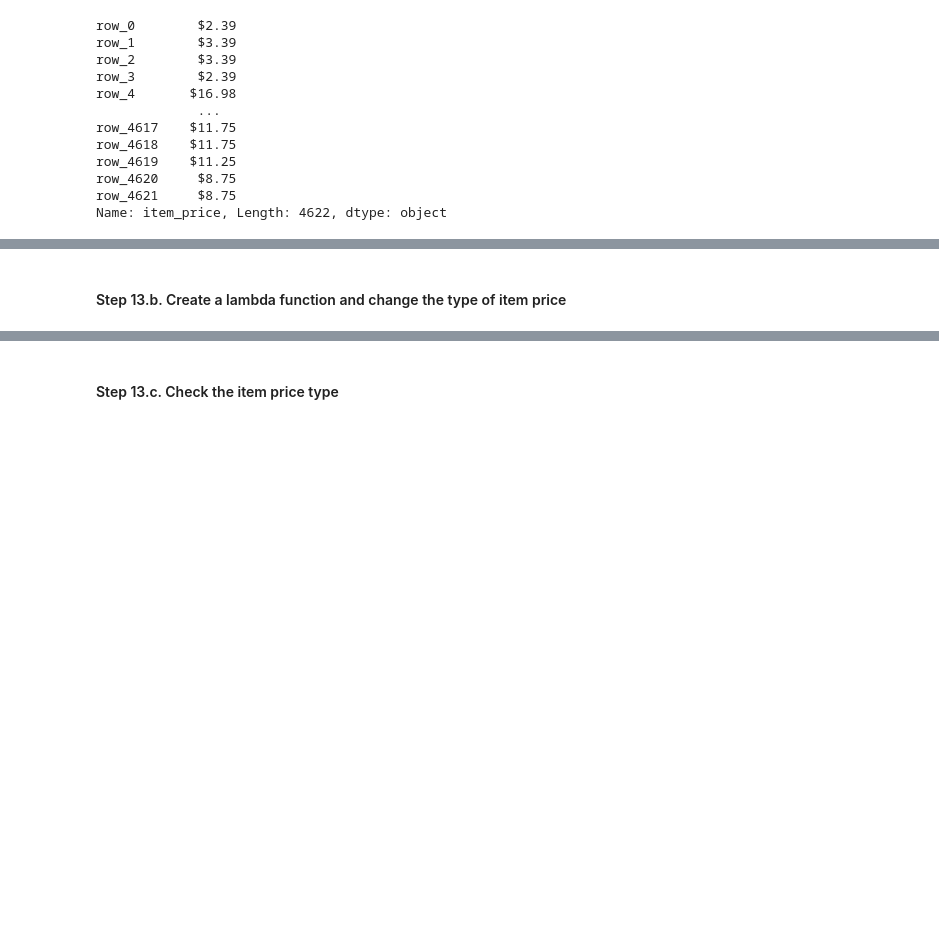
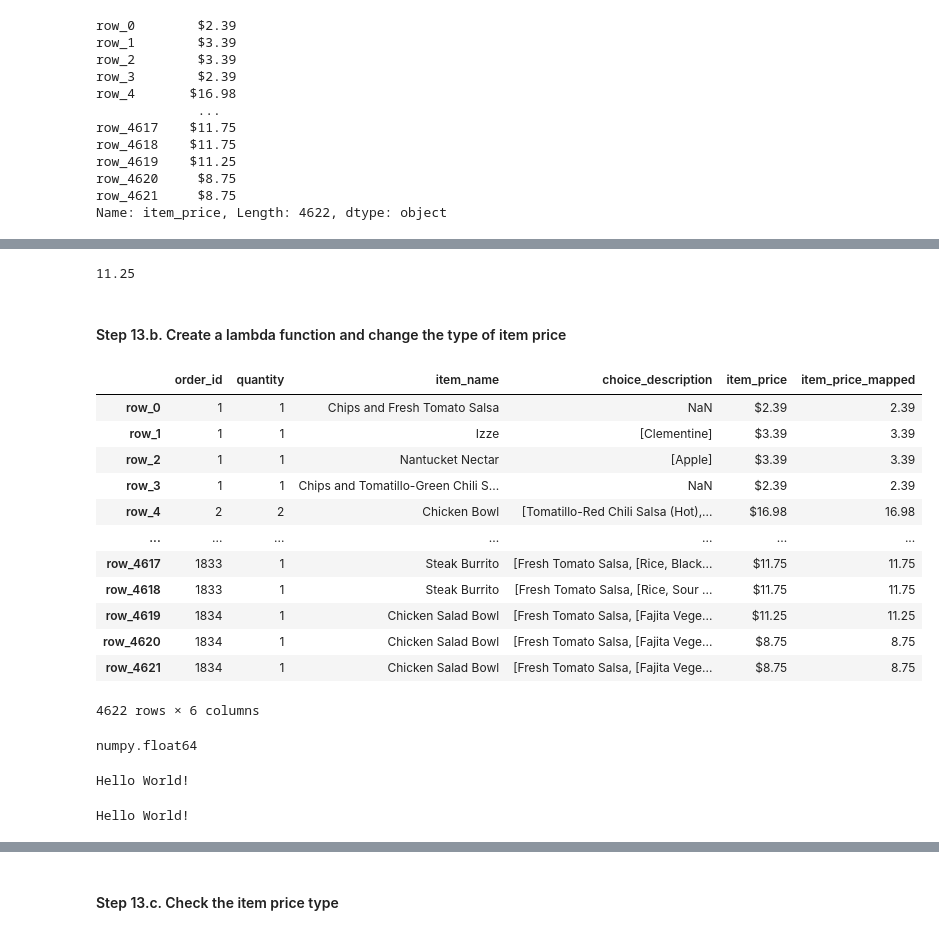
Before and after one commit to abelle4577/pandas_exercises, a Jupyter notebook: 01_Getting_&_Knowing_Your_Data/Chipotle/Exercises.ipynb, the cells around one changed output, grey strips where cells are left out. Cells and saved outputs as stored; diff of their text form; code cells hidden in the pictures; blank space fills up the shorter version.

Commit message:
Fixed Chipotle

```diff
--- a/01_Getting_&_Knowing_Your_Data/Chipotle/Exercises.ipynb
+++ b/01_Getting_&_Knowing_Your_Data/Chipotle/Exercises.ipynb
@@ -238,4 +256,30 @@ Name: item_price, Length: 4622, dtype: object
+# %%
+f = lambda price_val: float(price_val[1:-1])
+# %%
+f(price.loc['row_4619'])
+# %% [output]
+11.25
 # %% [markdown]
 #### Step 13.b. Create a lambda function and change the type of item price
-# %%
-chipo.item_price = price.str.slice(1).astype(float)
+# %%
+chipo['item_price_mapped'] = chipo.item_price.map(f)
+# %%
+chipo
+# %% [output]
+|  | order_id | quantity | item_name | choice_description | item_price | item_price_mapped |
+| row_0 | 1 | 1 | Chips and Fresh Tomato Salsa | NaN | $2.39 | 2.39 |
+| row_1 | 1 | 1 | Izze | [Clementine] | $3.39 | 3.39 |
+| row_2 | 1 | 1 | Nantucket Nectar | [Apple] | $3.39 | 3.39 |
+| row_3 | 1 | 1 | Chips and Tomatillo-Green Chili S... | NaN | $2.39 | 2.39 |
+| row_4 | 2 | 2 | Chicken Bowl | [Tomatillo-Red Chili Salsa (Hot),... | $16.98 | 16.98 |
+| ... | ... | ... | ... | ... | ... | ... |
+| row_4617 | 1833 | 1 | Steak Burrito | [Fresh Tomato Salsa, [Rice, Black... | $11.75 | 11.75 |
+| row_4618 | 1833 | 1 | Steak Burrito | [Fresh Tomato Salsa, [Rice, Sour ... | $11.75 | 11.75 |
+| row_4619 | 1834 | 1 | Chicken Salad Bowl | [Fresh Tomato Salsa, [Fajita Vege... | $11.25 | 11.25 |
+| row_4620 | 1834 | 1 | Chicken Salad Bowl | [Fresh Tomato Salsa, [Fajita Vege... | $8.75 | 8.75 |
+| row_4621 | 1834 | 1 | Chicken Salad Bowl | [Fresh Tomato Salsa, [Fajita Vege... | $8.75 | 8.75 |
+4622 rows × 6 columns
+# %%
+type(chipo.loc['row_0','item_price'])
+# %% [output]
+numpy.float64
@@ -241,0 +289,4 @@ chipo.item_price = price.str.slice(1).astype(float)
+# %%
+f()
+# %% [output]
+Hello World!
@@ -241,0 +295,4 @@ chipo.item_price = price.str.slice(1).astype(float)
+# %%
+f()
+# %% [output]
+Hello World!
```
Also changed, not shown: parts of 10 cells of this notebook.
